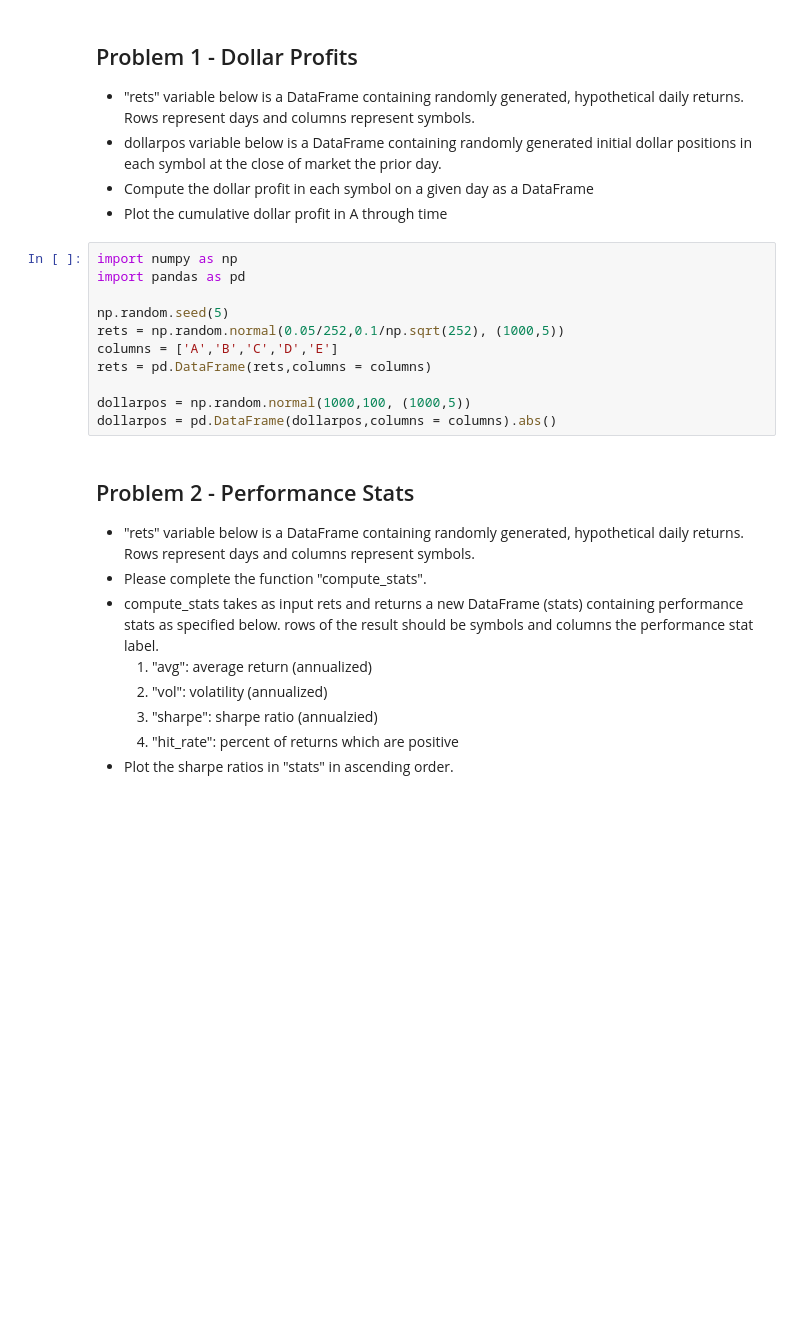
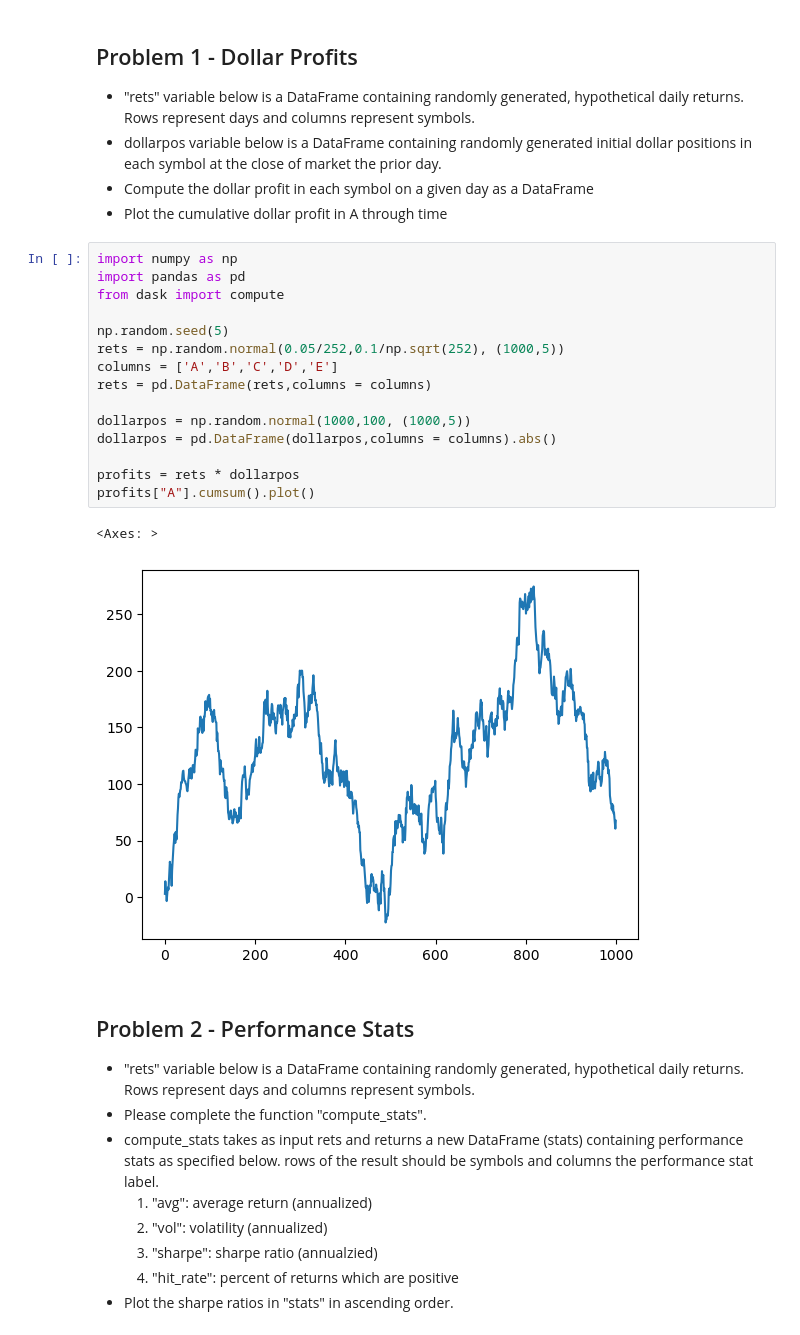
Before and after one commit to misterfitz/wsqCode, a Jupyter notebook: Homework2.ipynb, the cells around one changed output. Drawn from its saved outputs; the diff is of its cells as text; blank space fills up the shorter version.

```diff
--- a/Homework2.ipynb
+++ b/Homework2.ipynb
@@ -6,17 +6,24 @@
 - dollarpos variable below is a DataFrame containing randomly generated initial dollar positions in each symbol at the close of market the prior day.
 - Compute the dollar profit in each symbol on a given day as a DataFrame
 - Plot the cumulative dollar profit in A through time
-# %%
-import numpy as np
-import pandas as pd
-
-np.random.seed(5)
-rets = np.random.normal(0.05/252,0.1/np.sqrt(252), (1000,5))
-columns = ['A','B','C','D','E']
-rets = pd.DataFrame(rets,columns = columns)
-
-dollarpos = np.random.normal(1000,100, (1000,5))
-dollarpos = pd.DataFrame(dollarpos,columns = columns).abs()
+# %%
+import numpy as np
+import pandas as pd
+from dask import compute
+
+np.random.seed(5)
+rets = np.random.normal(0.05/252,0.1/np.sqrt(252), (1000,5))
+columns = ['A','B','C','D','E']
+rets = pd.DataFrame(rets,columns = columns)
+
+dollarpos = np.random.normal(1000,100, (1000,5))
+dollarpos = pd.DataFrame(dollarpos,columns = columns).abs()
+
+profits = rets * dollarpos
+profits["A"].cumsum().plot()
+# %% [output]
+<Axes: >
+[figure, added]
 # %% [markdown]
 ## Problem 2 - Performance Stats
 - "rets" variable below is a DataFrame containing randomly generated, hypothetical daily returns. Rows represent days and columns represent symbols.
```
Also changed, not shown: parts of 1 cell of this notebook, 2 other files.
